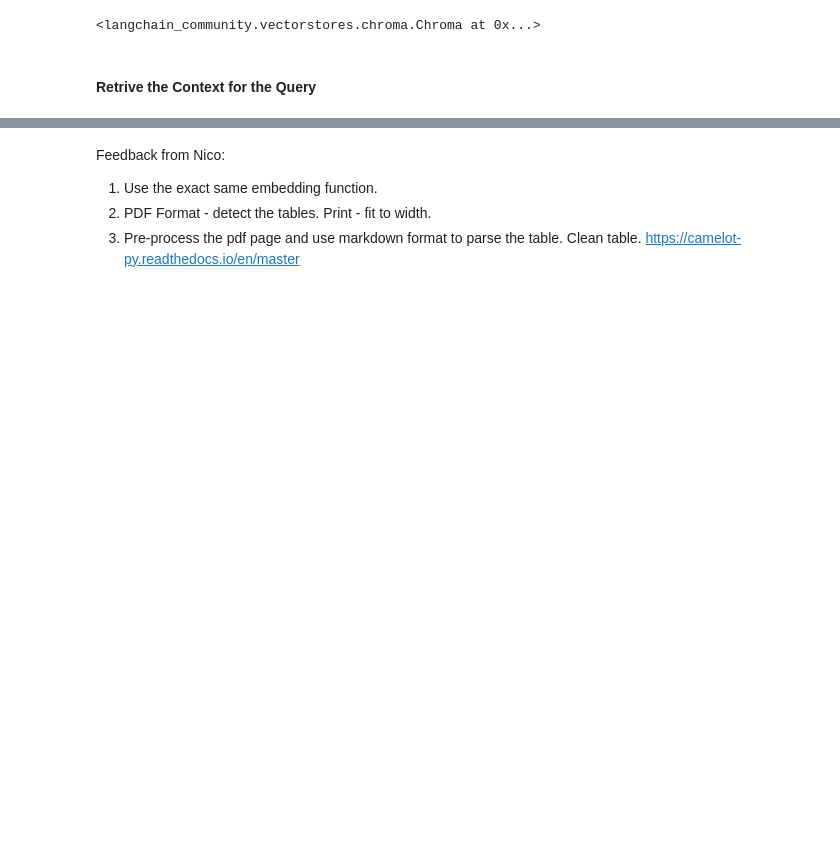
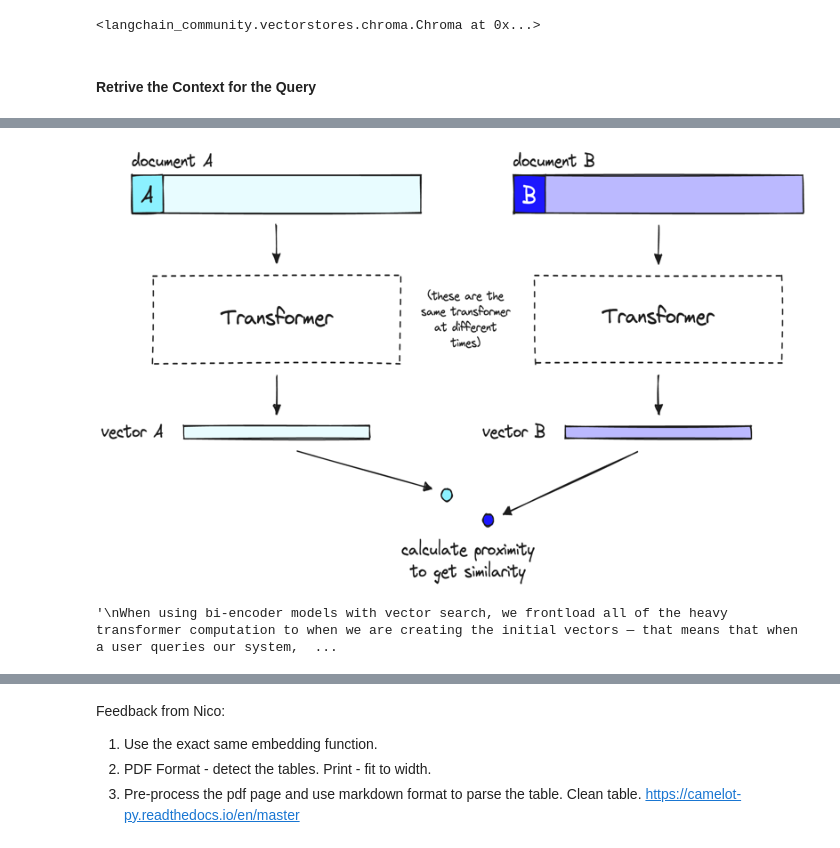
Before and after one commit to kevalshah90/re-rag-qa, a Jupyter notebook: t12_q&a.ipynb, the cells around one changed output, grey strips where cells are left out. Drawn from its saved outputs; the diff is of its cells as text; code cells hidden in the pictures; blank space fills up the shorter version.

```diff
--- a/t12_q&a.ipynb
+++ b/t12_q&a.ipynb
@@ -238,7 +295,7 @@ vdb
 # %% [markdown]
 #### Retrive the Context for the Query
 # %%
-query = "What is the  Section 8 Rent Income in March 2023 at The Tillicum Apartments?"
+query = "What was the Gross Potential Rent in May 2023 at Cascade Link Douglas?"
 
 # Get documents from vectorDB
 k = 5
@@ -319,0 +590,20 @@ raw_index = VectorStoreIndex.from_documents(documents)
+# %%
+url = "https://cdn.sanity.io/images/vr8gru94/production/4509817116ab72e27bae809c38cb48fbf1578b5d-2760x1420.png"
+
+img = Image.open(requests.get(url, stream=True).raw)
+# Resize the image
+resized_img = img.resize((800, 500))
+
+# Optionally save the resized image
+resized_img.save('resized_image.png', 'PNG')
+
+display(resized_img)
+
+"""
+When using bi-encoder models with vector search, we frontload all of the heavy transformer computation to when we are creating the initial vectors — that means that when a user queries our system, we have already created the vectors, so all we need to do is:
+> Run a single transformer computation to create the query vector.
+> Compare the query vector to document vectors with cosine similarity (or another lightweight metric).
+"""
+# %% [output]
+[figure, added]
+'\nWhen using bi-encoder models with vector search, we frontload all of the heavy transformer computation to when we are creating the initial vectors — that means that when a user queries our system,  ...
```
Also changed, not shown: parts of 113 cells of this notebook.
